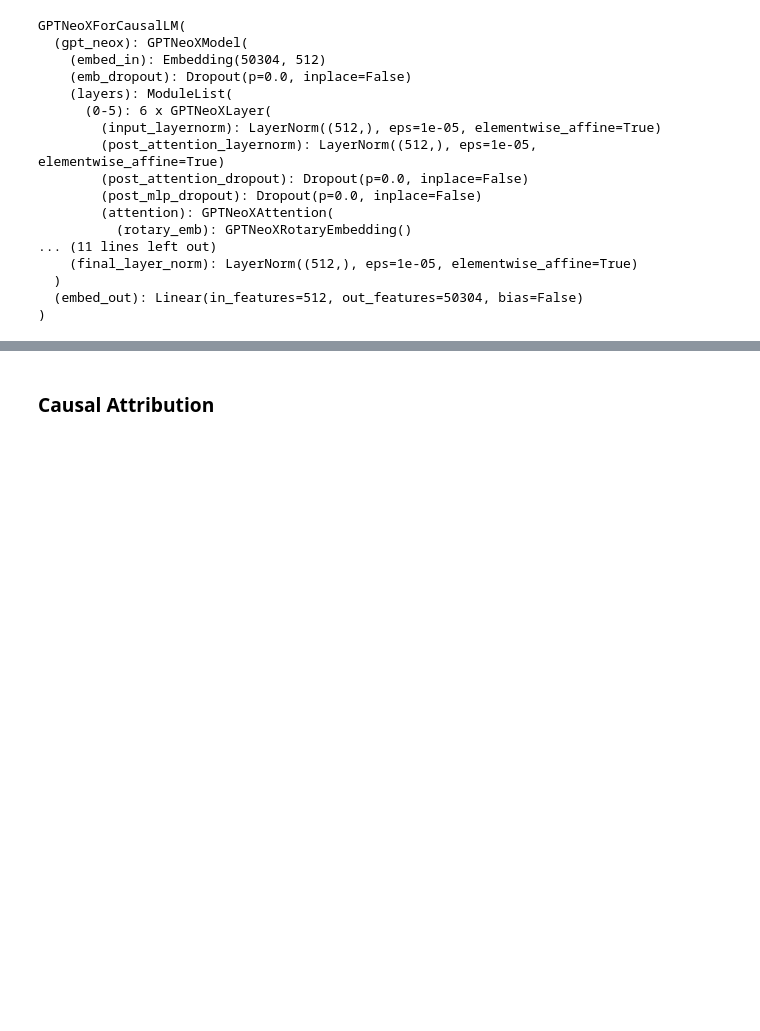
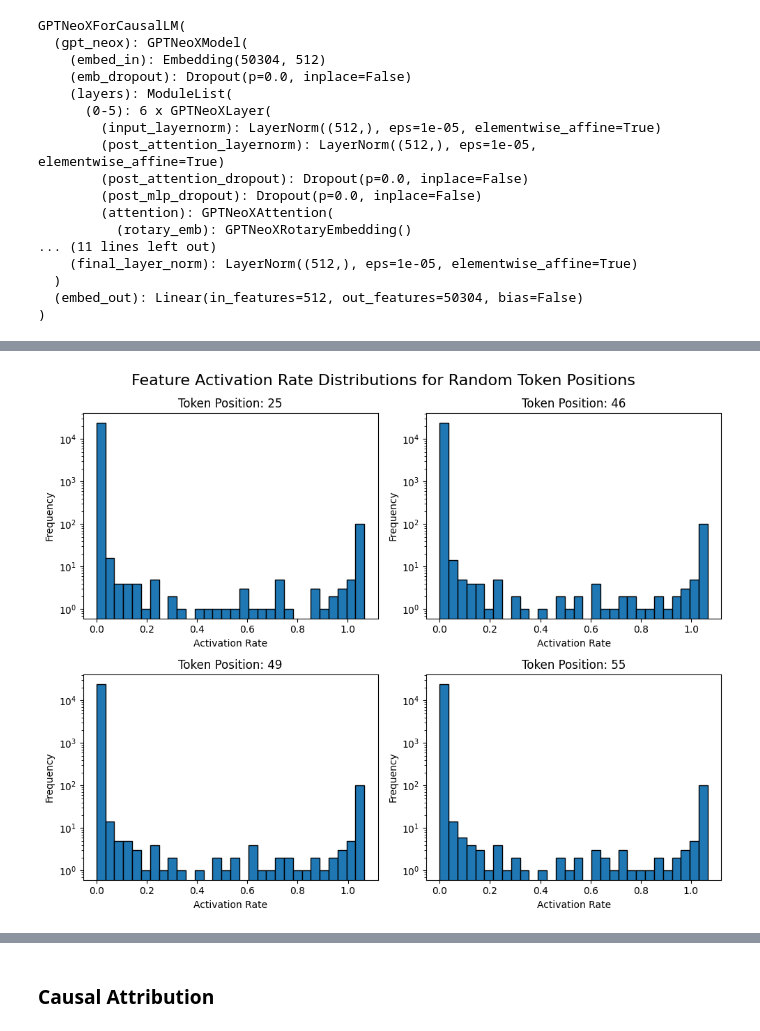
Before and after one commit to sidnb13/tensor-saes, a Jupyter notebook: notebooks/causal_attribution.ipynb, the cells around one changed output, grey strips where cells are left out. Saved outputs shown, nothing was run; the diff lists cells and outputs as text; code cells hidden in the pictures; blank space fills up the shorter version.

```diff
--- a/notebooks/causal_attribution.ipynb
+++ b/notebooks/causal_attribution.ipynb
@@ -443,0 +479,8 @@ tensor(120.0001, device='cuda:0')
+# %%
+for i in range(10):
+    print(
+        stats.sequencewise_feature_activation_rate[i].min(),
+        stats.sequencewise_feature_activation_rate[i].max(),
+        stats.sequencewise_feature_activation_rate[i].mean(),
+        stats.sequencewise_feature_activation_rate[i].std(),
+    )
@@ -444,3 +652,57 @@ tensor(120.0001, device='cuda:0')
+# %%
+def plot_token_position_activation_histograms(
+    tokenwise_feature_activation_rate, N=9, seq_len=64, exclude_first_token_position=0
+):
+    # Randomly sample N token positions
+    token_positions = random.sample(range(seq_len - exclude_first_token_position), N)
+    token_positions.sort()  # Sort for better visualization
+
+    # Calculate number of rows and columns for the grid
+    n_rows = int(np.ceil(np.sqrt(N)))
+    n_cols = int(np.ceil(N / n_rows))
+
+    # Create the main figure
+    fig, axes = plt.subplots(n_rows, n_cols, figsize=(5 * n_cols, 4 * n_rows))
+    fig.suptitle(
+        "Feature Activation Rate Distributions for Random Token Positions", fontsize=16
+    )
+
+    # Flatten axes array for easy iteration
+    axes = axes.flatten() if N > 1 else [axes]
+
+    for i, position in enumerate(token_positions):
+        ax = axes[i]
+
+        # Get activation rates for this token position
+        activation_rates = tokenwise_feature_activation_rate[position].cpu().numpy()
+
+        # Create histogram
+        ax.hist(activation_rates, bins=30, edgecolor="black")
+
+        ax.set_title(f"Token Position: {position}")
+        ax.set_xlabel("Activation Rate")
+        ax.set_ylabel("Frequency")
+        ax.set_yscale("log")  # Use log scale for y-axis
+
+    # Remove any unused subplots
+    for j in range(i + 1, len(axes)):
+        fig.delaxes(axes[j])
+
+    plt.tight_layout()
+
+    # Save the plot to PLOT_DIR
+    plot_filename = f"token_position_activation_histograms_N{N}.png"
+    plt.savefig(os.path.join(PLOT_DIR, plot_filename))
+
+    plt.show()
+
+
+# Usage:
+plot_token_position_activation_histograms(
+    stats.tokenwise_feature_activation_rate, N=4, exclude_first_token_position=4
+)
+# %% [output]
+[figure, added]
 # %%
 intervention_index = 2
 readout_index = 3
```
Also changed, not shown: parts of 23 cells of this notebook, 8 other files.
